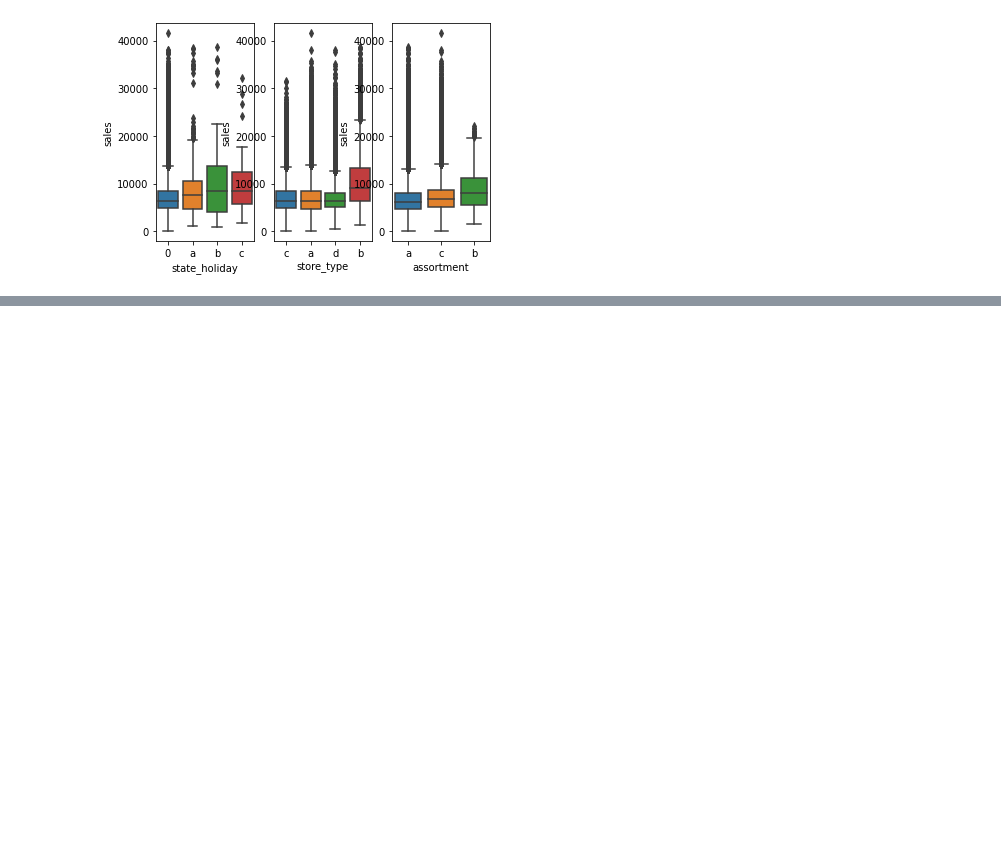
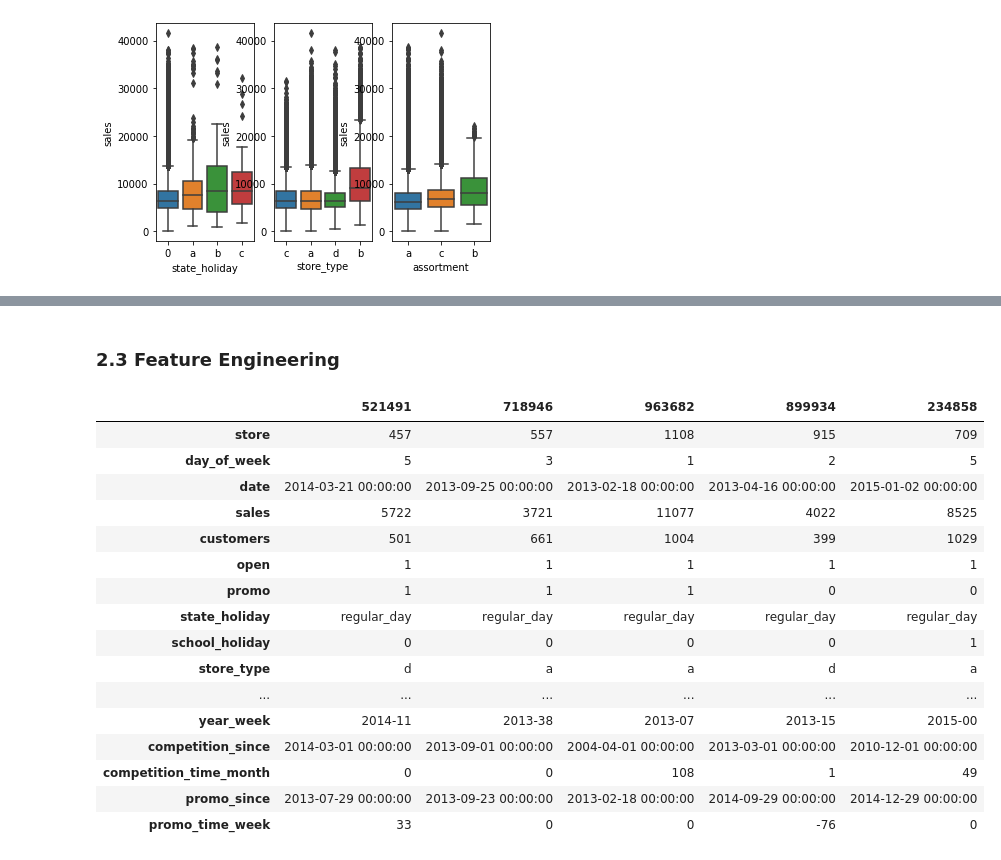
Before and after one commit to ericpetterson/DS_em_producao, a Jupyter notebook: m03_store_sales_prediction.ipynb, the cells around one changed output, grey strips where cells are left out. Drawn from its saved outputs; the diff is of its cells as text; code cells hidden in the pictures; blank space fills up the shorter version.

```diff
--- a/m03_store_sales_prediction.ipynb
+++ b/m03_store_sales_prediction.ipynb
@@ -173,0 +251,52 @@ sns.boxplot( x='assortment', y='sales', data=aux1)
+# %% [markdown]
+### 2.3 Feature Engineering
+# %%
+# Year
+df2['year'] = df2['date'].dt.year
+
+# Month
+df2['month'] = df2['date'].dt.month
+
+# Day
+df2['day'] = df2['date'].dt.day
+
+# Week of Year
+df2['week_of_year'] = df2['date'].dt.weekofyear
+
+# Year week
+df2['year_week'] = df2['date'].dt.strftime( '%Y-%W' )
+
+# Competition since
+df2['competition_since'] = df2.apply(lambda x: datetime.datetime( year=x['competition_open_since_year'], month=x['competition_open_since_month'], day=1), axis=1)
+df2['competition_time_month'] = ((df2['date'] - df2['competition_since'])/30).apply(lambda x: x.days).astype(int)
+
+# Promo since
+df2['promo_since'] = df2['promo2_since_year'].astype(str) + '-' + df2['promo2_since_week'].astype(str)
+df2['promo_since'] = df2['promo_since'].apply(lambda x: datetime.datetime.strptime( x + '-1', '%Y-%W-%w') - datetime.timedelta(days=7))
+df2['promo_time_week'] = ((df2['date'] - df2['promo_since'])/7).apply(lambda x: x.days).astype(int)
+
+# assortment
+df2['assortment'] = df2['assortment'].apply(lambda x: 'basic' if x=='a' else 'extra' if x=='b' else 'extended')
+
+# state holiday
+df2['state_holiday'] = df2['state_holiday'].apply(lambda x: 'public_holiday' if x=='a' else 'easter_holiday' if x=='b' else 'christmas' if x=='c' else 'regular_day')
+# %%
+df2.sample(5).T
+# %% [output]
+|  | 521491 | 718946 | 963682 | 899934 | 234858 |
+| store | 457 | 557 | 1108 | 915 | 709 |
+| day_of_week | 5 | 3 | 1 | 2 | 5 |
+| date | 2014-03-21 00:00:00 | 2013-09-25 00:00:00 | 2013-02-18 00:00:00 | 2013-04-16 00:00:00 | 2015-01-02 00:00:00 |
+| sales | 5722 | 3721 | 11077 | 4022 | 8525 |
+| customers | 501 | 661 | 1004 | 399 | 1029 |
+| open | 1 | 1 | 1 | 1 | 1 |
+| promo | 1 | 1 | 1 | 0 | 0 |
+| state_holiday | regular_day | regular_day | regular_day | regular_day | regular_day |
+| school_holiday | 0 | 0 | 0 | 0 | 1 |
+| store_type | d | a | a | d | a |
+| ... | ... | ... | ... | ... | ... |
+| year_week | 2014-11 | 2013-38 | 2013-07 | 2013-15 | 2015-00 |
+| competition_since | 2014-03-01 00:00:00 | 2013-09-01 00:00:00 | 2004-04-01 00:00:00 | 2013-03-01 00:00:00 | 2010-12-01 00:00:00 |
+| competition_time_month | 0 | 0 | 108 | 1 | 49 |
+| promo_since | 2013-07-29 00:00:00 | 2013-09-23 00:00:00 | 2013-02-18 00:00:00 | 2014-09-29 00:00:00 | 2014-12-29 00:00:00 |
+| promo_time_week | 33 | 0 | 0 | -76 | 0 |
```
Also changed, not shown: parts of 17 cells of this notebook.
